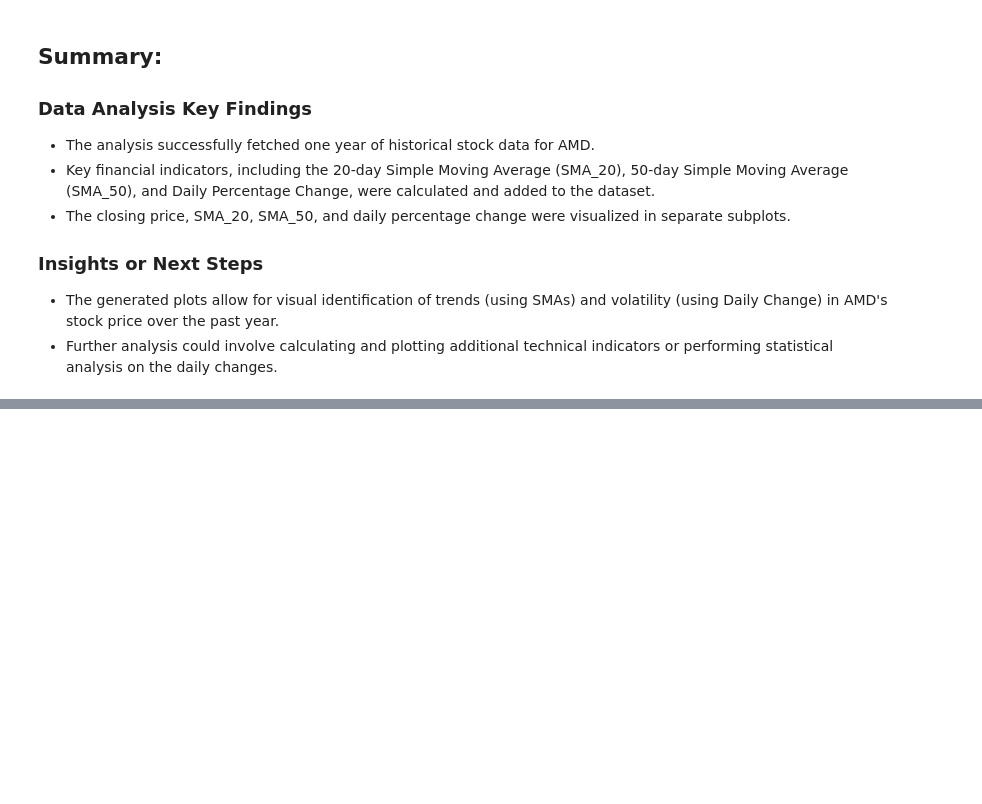
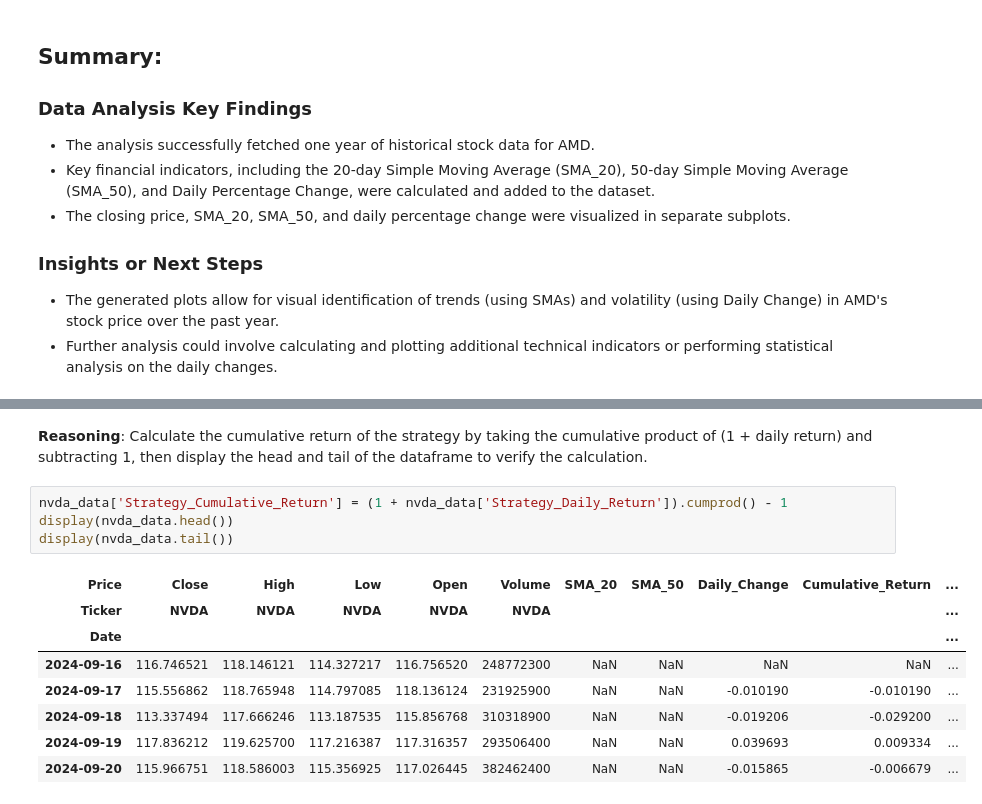
Before and after one commit to MRPM96/s-o, a Jupyter notebook: Google_collab_generate.ipynb, the cells around one changed output, grey strips where cells are left out. Drawn from its saved outputs; the diff is of its cells as text; blank space fills up the shorter version.

```diff
--- a/Google_collab_generate.ipynb
+++ b/Google_collab_generate.ipynb
@@ -140,0 +397,16 @@ plt.show()
+# %% [markdown]
+**Reasoning**:
+Calculate the cumulative return of the strategy by taking the cumulative product of (1 + daily return) and subtracting 1, then display the head and tail of the dataframe to verify the calculation.
+# %%
+nvda_data['Strategy_Cumulative_Return'] = (1 + nvda_data['Strategy_Daily_Return']).cumprod() - 1
+display(nvda_data.head())
+display(nvda_data.tail())
+# %% [output]
+| Price | Close | High | Low | Open | Volume | SMA_20 | SMA_50 | Daily_Change | Cumulative_Return | ... |
+| Ticker | NVDA | NVDA | NVDA | NVDA | NVDA |  |  |  |  | ... |
+| Date |  |  |  |  |  |  |  |  |  | ... |
+| 2024-09-16 | 116.746521 | 118.146121 | 114.327217 | 116.756520 | 248772300 | NaN | NaN | NaN | NaN | ... |
+| 2024-09-17 | 115.556862 | 118.765948 | 114.797085 | 118.136124 | 231925900 | NaN | NaN | -0.010190 | -0.010190 | ... |
+| 2024-09-18 | 113.337494 | 117.666246 | 113.187535 | 115.856768 | 310318900 | NaN | NaN | -0.019206 | -0.029200 | ... |
+| 2024-09-19 | 117.836212 | 119.625700 | 117.216387 | 117.316357 | 293506400 | NaN | NaN | 0.039693 | 0.009334 | ... |
+| 2024-09-20 | 115.966751 | 118.586003 | 115.356925 | 117.026445 | 382462400 | NaN | NaN | -0.015865 | -0.006679 | ... |
```
Also changed, not shown: parts of 35 cells of this notebook.
